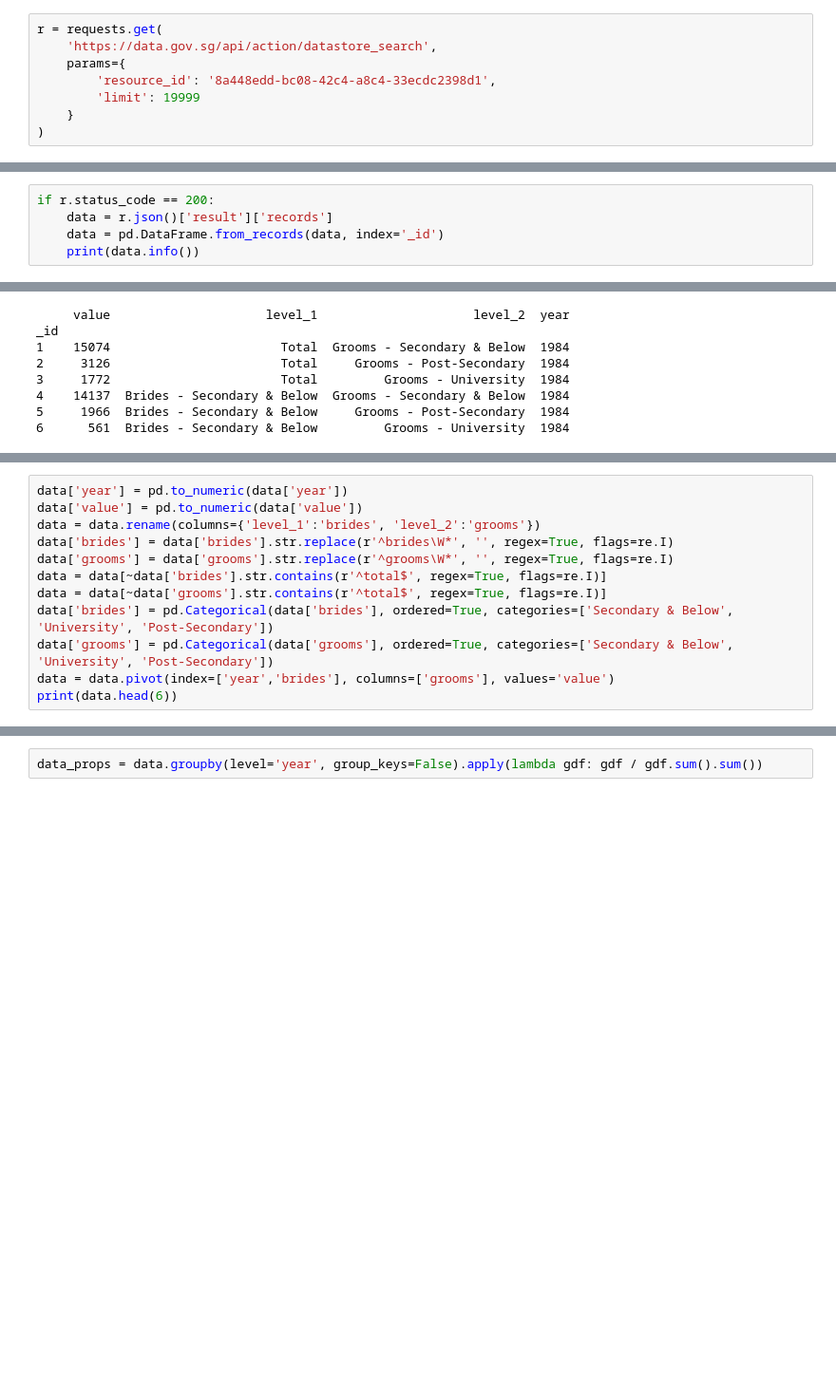
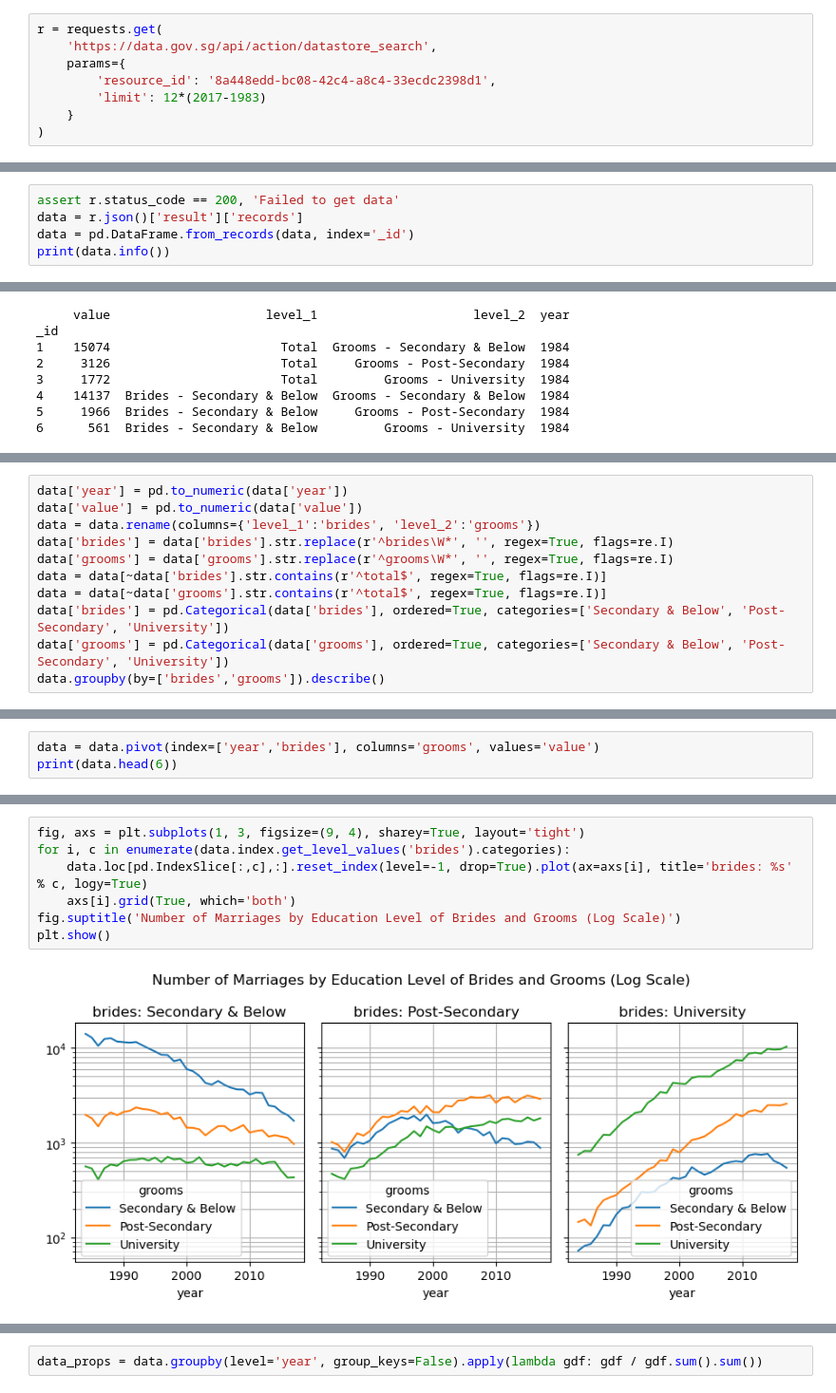
Before and after one commit to YC-Goh/YC-Goh.github.io, a Jupyter notebook: pages/data-projects/sg-marriages-pam.ipynb, the cells around one changed output, grey strips where cells are left out. Shown: that part at 95% size. Cells and saved outputs as stored; diff of their text form; blank space fills up the shorter version.

Commit message:
updated: the workbook with static images and math for full workflow testing

```diff
--- a/pages/data-projects/sg-marriages-pam.ipynb
+++ b/pages/data-projects/sg-marriages-pam.ipynb
@@ -11,6 +28,6 @@ r = requests.get(
     'https://data.gov.sg/api/action/datastore_search',
     params={
         'resource_id': '8a448edd-bc08-42c4-a8c4-33ecdc2398d1',
-        'limit': 19999
+        'limit': 12*(2017-1983)
     }
 )
@@ -17,8 +39,8 @@ r = requests.get(
 # %%
-if r.status_code == 200:
-    data = r.json()['result']['records']
-    data = pd.DataFrame.from_records(data, index='_id')
-    print(data.info())
+assert r.status_code == 200, 'Failed to get data'
+data = r.json()['result']['records']
+data = pd.DataFrame.from_records(data, index='_id')
+print(data.info())
 # %% [output]
 <class 'pandas.core.frame.DataFrame'>
 Int64Index: 408 entries, 1 to 408
@@ -51,8 +87,7 @@ data['brides'] = data['brides'].str.replace(r'^brides\W*', '', regex=True, flags
 data['grooms'] = data['grooms'].str.replace(r'^grooms\W*', '', regex=True, flags=re.I)
 data = data[~data['brides'].str.contains(r'^total$', regex=True, flags=re.I)]
 data = data[~data['grooms'].str.contains(r'^total$', regex=True, flags=re.I)]
-data['brides'] = pd.Categorical(data['brides'], ordered=True, categories=['Secondary & Below', 'University', 'Post-Secondary'])
-data['grooms'] = pd.Categorical(data['grooms'], ordered=True, categories=['Secondary & Below', 'University', 'Post-Secondary'])
-data = data.pivot(index=['year','brides'], columns=['grooms'], values='value')
-print(data.head(6))
+data['brides'] = pd.Categorical(data['brides'], ordered=True, categories=['Secondary & Below', 'Post-Secondary', 'University'])
+data['grooms'] = pd.Categorical(data['grooms'], ordered=True, categories=['Secondary & Below', 'Post-Secondary', 'University'])
+data.groupby(by=['brides','grooms']).describe()
 # %% [output]
@@ -71,0 +112,3 @@ plt.show()
+# %%
+data = data.pivot(index=['year','brides'], columns='grooms', values='value')
+print(data.head(6))
@@ -71,0 +138,9 @@ plt.show()
+# %%
+fig, axs = plt.subplots(1, 3, figsize=(9, 4), sharey=True, layout='tight')
+for i, c in enumerate(data.index.get_level_values('brides').categories):
+    data.loc[pd.IndexSlice[:,c],:].reset_index(level=-1, drop=True).plot(ax=axs[i], title='brides: %s' % c, logy=True)
+    axs[i].grid(True, which='both')
+fig.suptitle('Number of Marriages by Education Level of Brides and Grooms (Log Scale)')
+plt.show()
+# %% [output]
+[figure, added]
```
Also changed, not shown: parts of 29 cells of this notebook.
